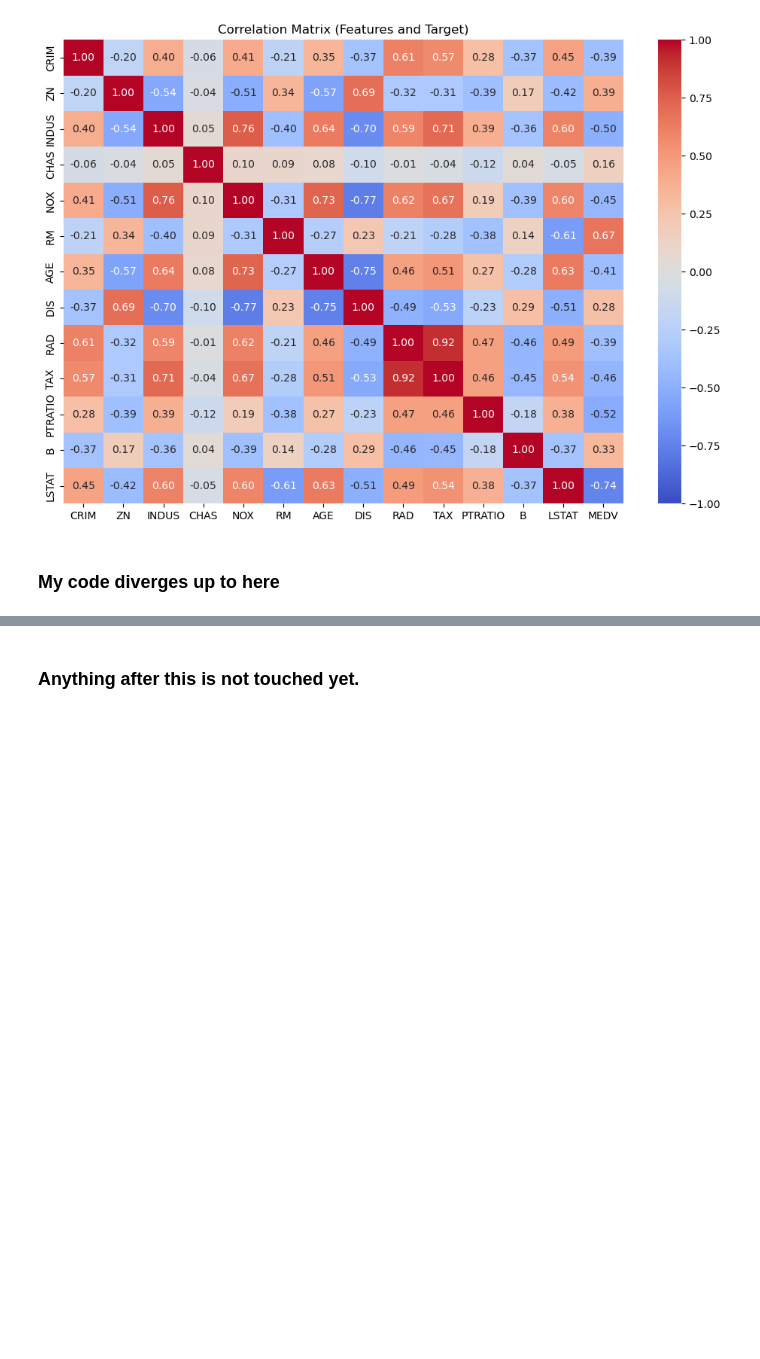
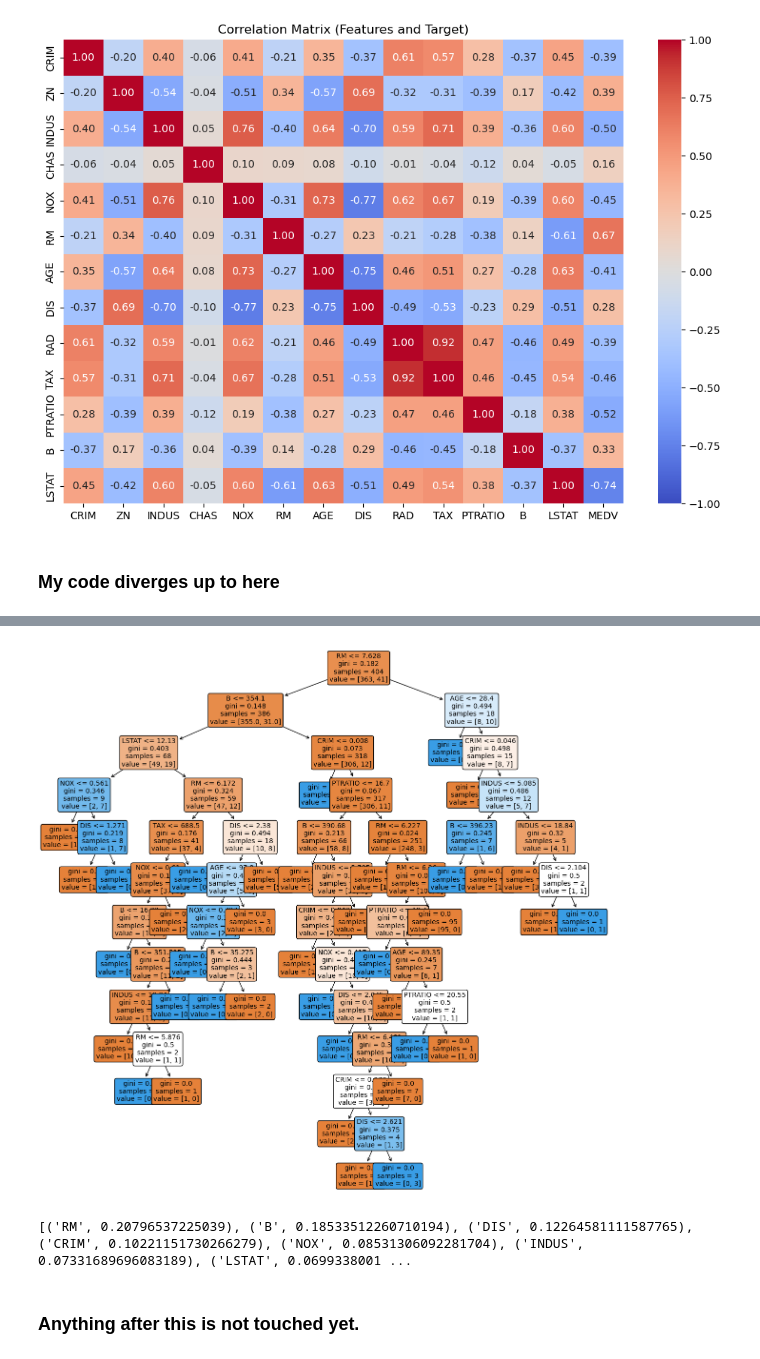
Before and after one commit to rx-72/Dataset-Robustness-Classification-and-Error-Testing, a Jupyter notebook: Testing/boston dataset/Lattice_vs_normal_discretization_boston(LinReg, MSE).ipynb, the cells around one changed output, grey strips where cells are left out. Drawn from its saved outputs; the diff is of its cells as text; code cells hidden in the pictures; blank space fills up the shorter version.

Commit message:
getting top gini i think

```diff
--- a/Testing/boston dataset/Lattice_vs_normal_discretization_boston(LinReg, MSE).ipynb
+++ b/Testing/boston dataset/Lattice_vs_normal_discretization_boston(LinReg, MSE).ipynb
@@ -402,2 +469,21 @@ Rule:  ({'RM': '<= 8.207499980926514', 'AGE': '<= 28.399999618530273', 'CRIM': '
+# %%
+#visualizng the tree
+from sklearn.tree import plot_tree
+import matplotlib.pyplot as plt
+plt.figure(figsize=(15, 15))
+plot_tree(clf, filled=True, feature_names=X_train.columns, rounded=True, fontsize=10)
+plt.show()
+# %% [output]
+[figure, added]
+# %%
+#Gives you the weighted sum of Gini impurity reductions for each feature. GINI or (Mean Decrease Impurity)
+#Features that are used for important splits (leading to pure child nodes) will have higher importance values.
+
+feature_importances = clf.feature_importances_
+feature_names = X_train.columns
+important_features = sorted(zip(feature_names, feature_importances), key=lambda x: x[1], reverse=True)
+print(important_features)
+# %% [output]
+[('RM', 0.20796537225039), ('B', 0.18533512260710194), ('DIS', 0.12264581111587765), ('CRIM', 0.10221151730266279), ('NOX', 0.08531306092281704), ('INDUS', 0.07331689696083189), ('LSTAT', 0.0699338001 ...
 # %% [markdown]
 ### Anything after this is not touched yet.
```
Also changed, not shown: parts of 4 cells of this notebook, 1 other file.
